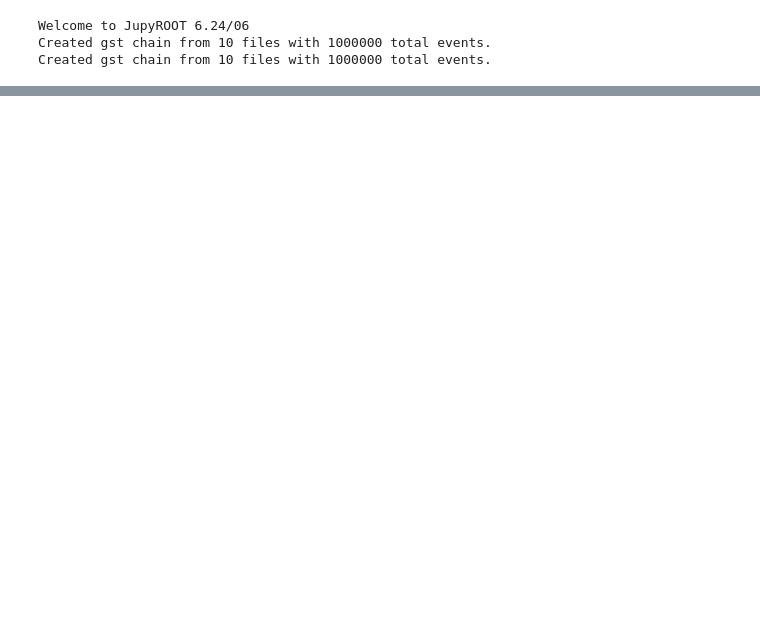
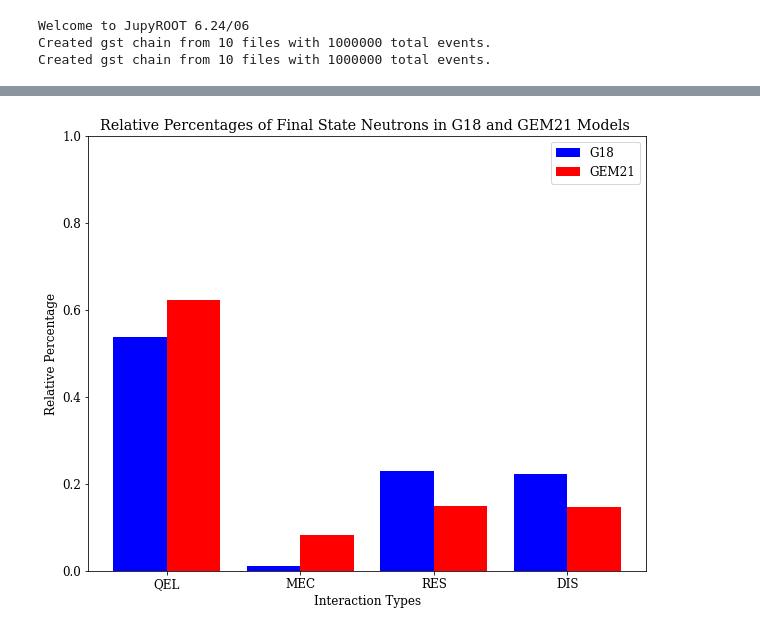
Before and after one commit to wesketchum/LDMX_eN_GENIE, a Jupyter notebook: notebooks/giana/Data Frame Trials.ipynb, the cells around one changed output, grey strips where cells are left out. Cells and saved outputs as stored; diff of their text form; code cells hidden in the pictures; blank space fills up the shorter version.

```diff
--- a/notebooks/giana/Data Frame Trials.ipynb
+++ b/notebooks/giana/Data Frame Trials.ipynb
@@ -628,0 +1682,12 @@ print("RES Fraction", one_gev[2]/total_one, "DIS Fraction", one_gev[3]/total_one
+# %%
+plt.bar(X_axis - 0.2, G18_Neutron_Percent_List, 0.4, label = 'G18')
+plt.bar(X_axis + 0.2, G21_Neutron_Percent_List, 0.4, label = 'GEM21', color='r')
+plt.ylim(0.0, 1.0)
+plt.xticks(X_axis, X)
+plt.xlabel("Interaction Types")
+plt.ylabel("Relative Percentage")
+plt.title("Relative Percentages of Final State Neutrons in G18 and GEM21 Models ")
+plt.legend()
+plt.show()
+# %% [output]
+[figure, added]
```
Also changed, not shown: parts of 63 cells of this notebook, 2 other files.
